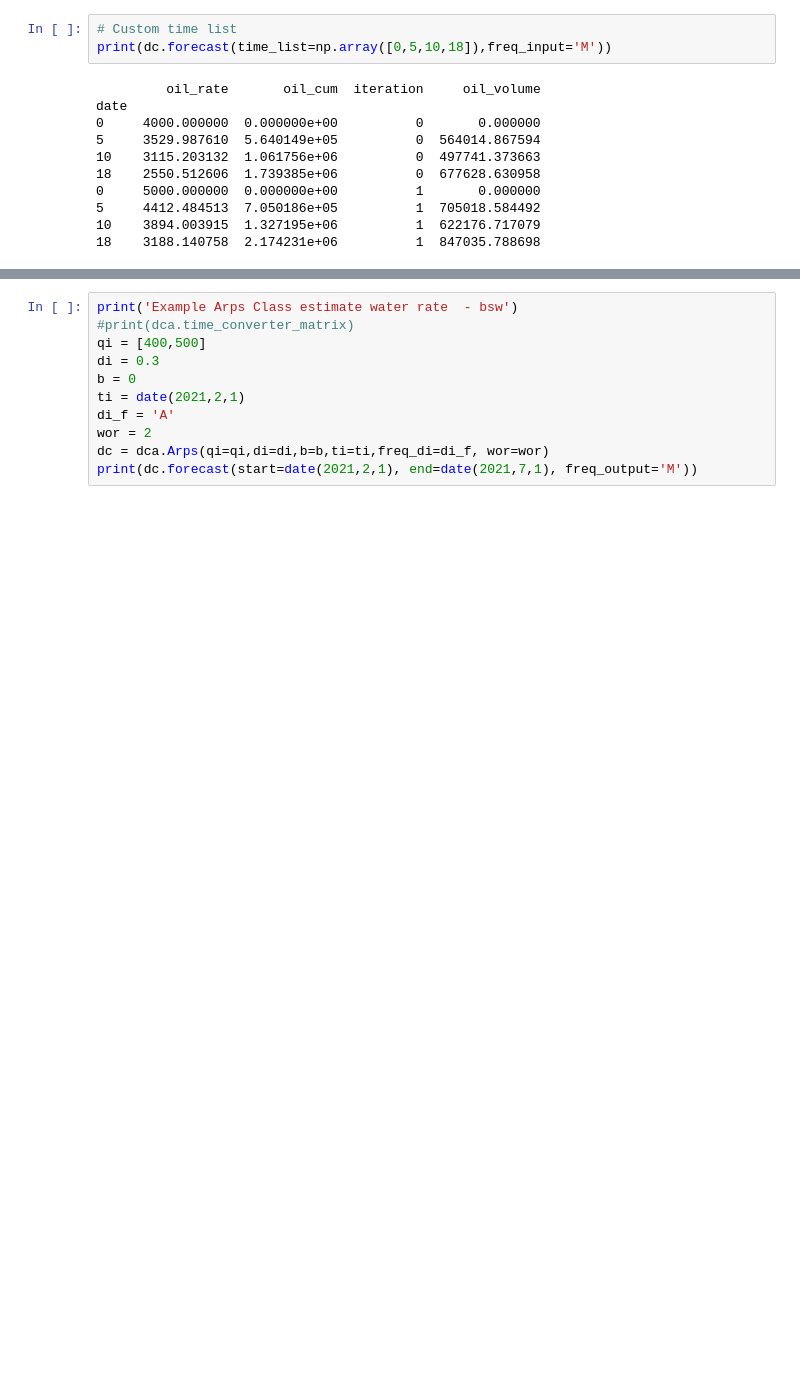
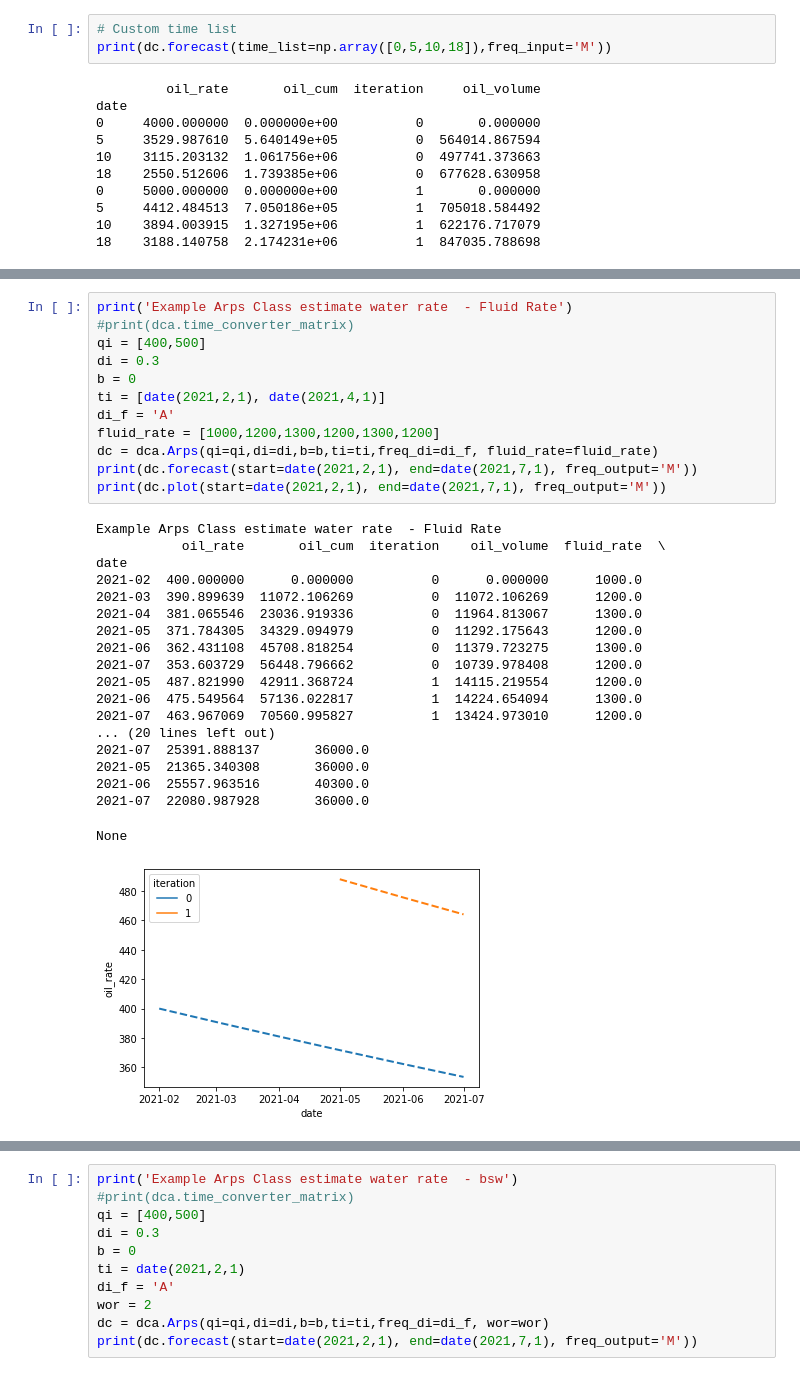
Before and after one commit to scuervo91/dcapy, a Jupyter notebook: examples/1-basics/Arps_basic_dca.ipynb, the cells around one changed output, grey strips where cells are left out. Cells and saved outputs as stored; diff of their text form; blank space fills up the shorter version.

Commit message:
Add basic feature multiple initial start time Arps

```diff
--- a/examples/1-basics/Arps_basic_dca.ipynb
+++ b/examples/1-basics/Arps_basic_dca.ipynb
@@ -407,0 +464,32 @@ date
+# %%
+print('Example Arps Class estimate water rate  - Fluid Rate')
+#print(dca.time_converter_matrix)
+qi = [400,500]
+di = 0.3
+b = 0
+ti = [date(2021,2,1), date(2021,4,1)]
+di_f = 'A'
+fluid_rate = [1000,1200,1300,1200,1300,1200]
+dc = dca.Arps(qi=qi,di=di,b=b,ti=ti,freq_di=di_f, fluid_rate=fluid_rate)
+print(dc.forecast(start=date(2021,2,1), end=date(2021,7,1), freq_output='M'))
+print(dc.plot(start=date(2021,2,1), end=date(2021,7,1), freq_output='M'))
+# %% [output]
+Example Arps Class estimate water rate  - Fluid Rate
+           oil_rate       oil_cum  iteration    oil_volume  fluid_rate  \
+date
+2021-02  400.000000      0.000000          0      0.000000      1000.0
+2021-03  390.899639  11072.106269          0  11072.106269      1200.0
+2021-04  381.065546  23036.919336          0  11964.813067      1300.0
+2021-05  371.784305  34329.094979          0  11292.175643      1200.0
+2021-06  362.431108  45708.818254          0  11379.723275      1300.0
+2021-07  353.603729  56448.796662          0  10739.978408      1200.0
+2021-05  487.821990  42911.368724          1  14115.219554      1200.0
+2021-06  475.549564  57136.022817          1  14224.654094      1300.0
+2021-07  463.967069  70560.995827          1  13424.973010      1200.0
+... (20 lines left out)
+2021-07  25391.888137       36000.0
+2021-05  21365.340308       36000.0
+2021-06  25557.963516       40300.0
+2021-07  22080.987928       36000.0
+None
+[figure, added]
```
Also changed, not shown: parts of 15 cells of this notebook, 1 other file.
